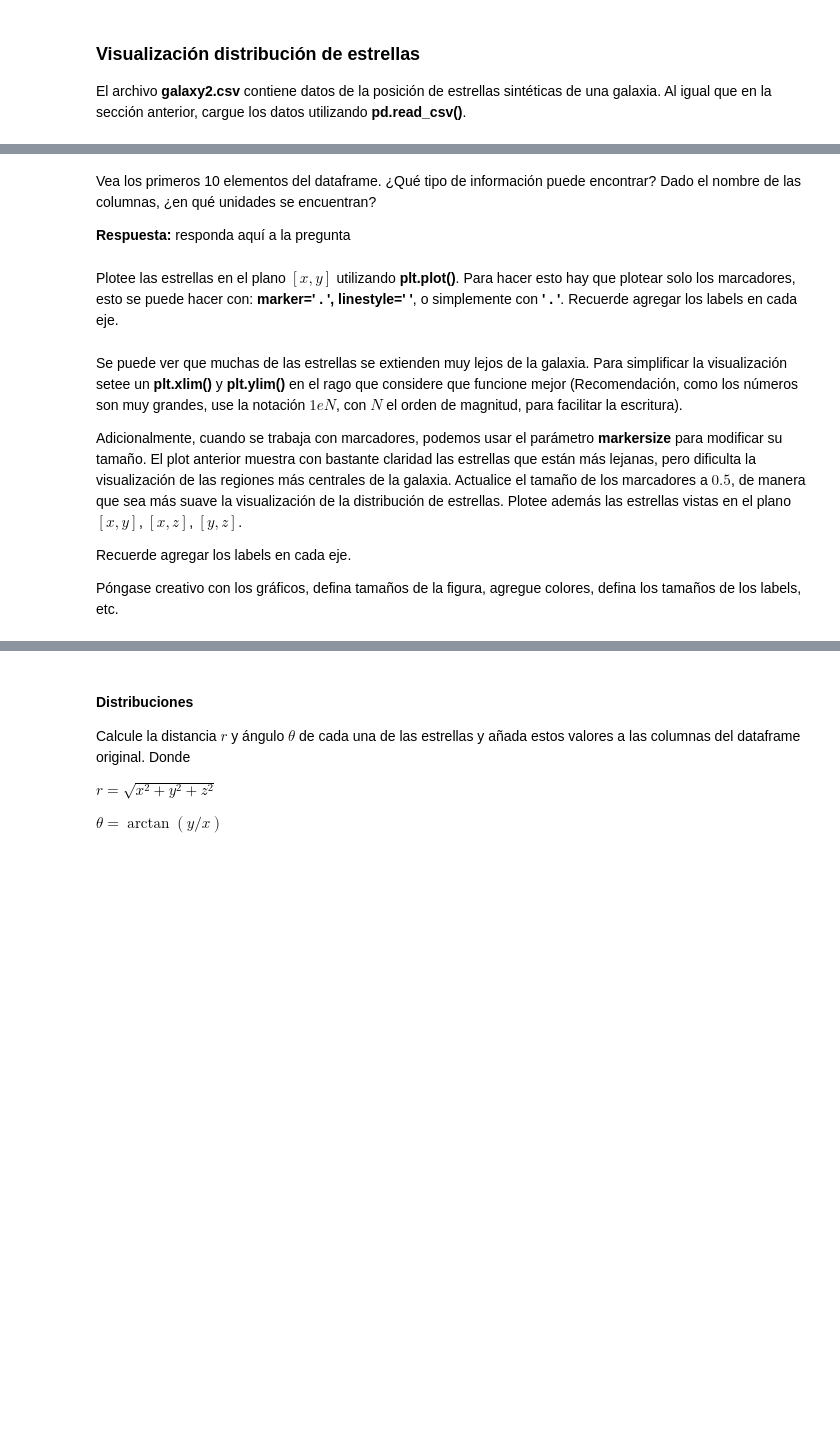
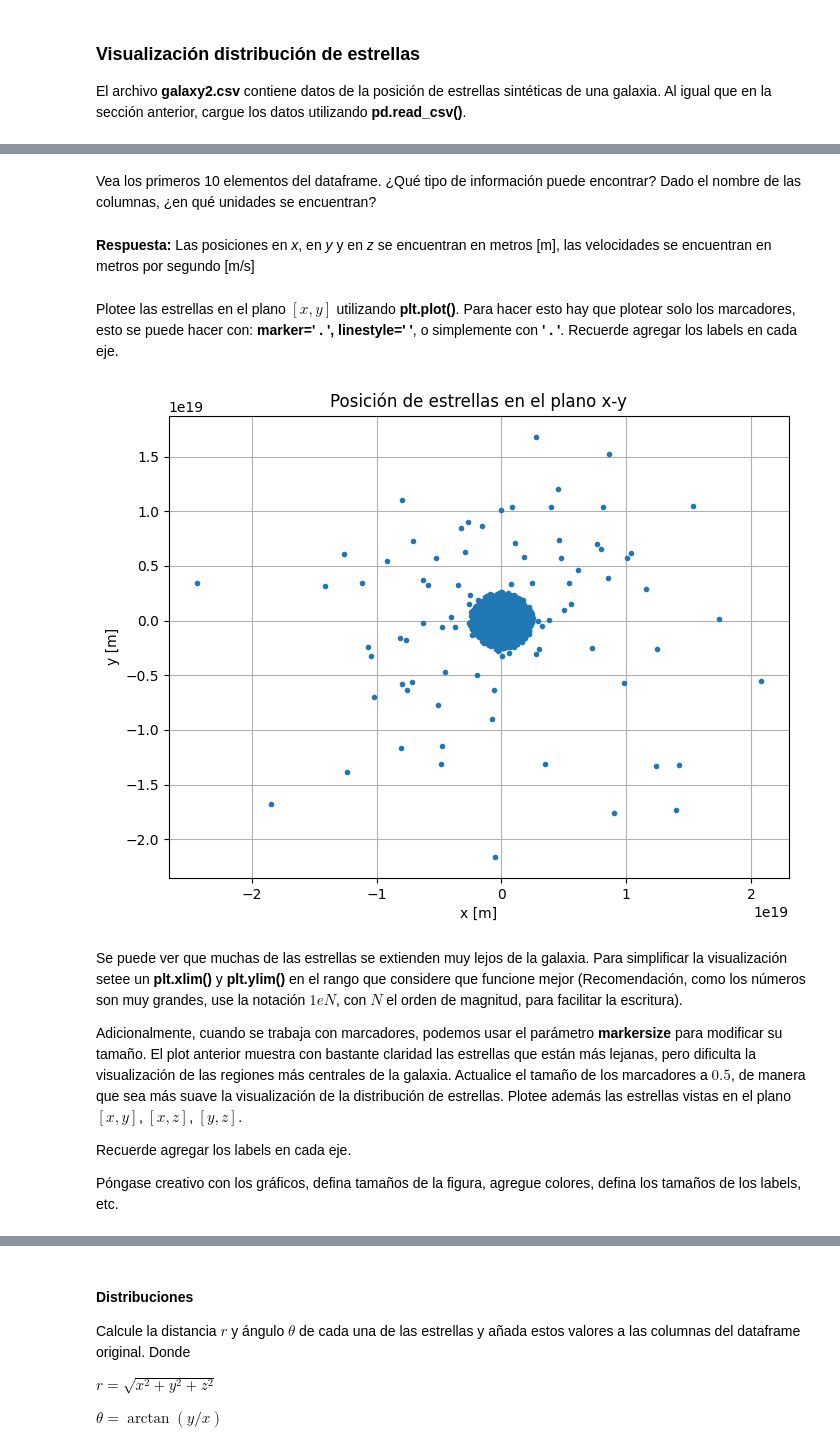
Before and after one commit to azavalac/Tarea-1-Zavala-, a Jupyter notebook: Tarea_1.ipynb, the cells around one changed output, grey strips where cells are left out. Saved outputs shown, nothing was run; the diff lists cells and outputs as text; code cells hidden in the pictures; blank space fills up the shorter version.

```diff
--- a/Tarea_1.ipynb
+++ b/Tarea_1.ipynb
@@ -362,3 +362,6 @@ plt.figure(figsize=(9, 6))
 El archivo **galaxy2.csv** contiene datos de la posición de estrellas sintéticas de una galaxia. Al igual que en la sección anterior, cargue los datos utilizando **pd.read_csv()**.
 # %%
 # Carge y abra el archivo
+path = '/content/drive/MyDrive/Colab Notebooks/galaxy2.csv'
+df_galaxy = pd.read_csv(path)
+print (df_galaxy)
@@ -365,11 +386,22 @@ El archivo **galaxy2.csv** contiene datos de la posición de estrellas sintétic
 # %% [markdown]
 Vea los primeros 10 elementos del dataframe. ¿Qué tipo de información puede encontrar? Dado el nombre de las columnas, ¿en qué unidades se encuentran?
-
-**Respuesta:** responda aquí a la pregunta
+# %% [markdown]
+**Respuesta:** Las posiciones en *x*, en *y* y en *z* se encuentran en metros [m], las velocidades se encuentran en metros por segundo [m/s]
 # %% [markdown]
 Plotee las estrellas en el plano $[x, y]$ utilizando **plt.plot()**. Para hacer esto hay que plotear solo los marcadores, esto se puede hacer con: **marker=' . ', linestyle='  '**, o simplemente con **' . '**. Recuerde agregar los labels en cada eje.
+# %%
+#plot solicitado (plano x-y), se plotean solo los marcadores utilizando '.'
+plt.figure(figsize=(8, 6))
+plt.plot(df_galaxy['x[m]'], df_galaxy['y[m]'], '.')
+plt.xlabel('x [m]')
+plt.ylabel('y [m]')
+plt.title('Posición de estrellas en el plano x-y')
+plt.grid(True)
+plt.show()
+# %% [output]
+[figure, added]
 # %% [markdown]
-Se puede ver que muchas de las estrellas se extienden muy lejos de la galaxia. Para simplificar la visualización setee un **plt.xlim()** y **plt.ylim()** en el rago que considere que funcione mejor (Recomendación, como los números son muy grandes, use la notación $1eN$, con $N$ el orden de magnitud, para facilitar la escritura).
+Se puede ver que muchas de las estrellas se extienden muy lejos de la galaxia. Para simplificar la visualización setee un **plt.xlim()** y **plt.ylim()** en el rango que considere que funcione mejor (Recomendación, como los números son muy grandes, use la notación $1eN$, con $N$ el orden de magnitud, para facilitar la escritura).
 
 Adicionalmente, cuando se trabaja con marcadores, podemos usar el parámetro **markersize** para modificar su tamaño. El plot anterior muestra con bastante claridad las estrellas que están más lejanas, pero dificulta la visualización de las regiones más centrales de la galaxia. Actualice el tamaño de los marcadores a $0.5$, de manera que sea más suave la visualización de la distribución de estrellas. Plotee además las estrellas vistas en el plano $[x, y]$, $[x, z]$, $[y, z]$.
 
```
Also changed, not shown: parts of 11 cells of this notebook.
